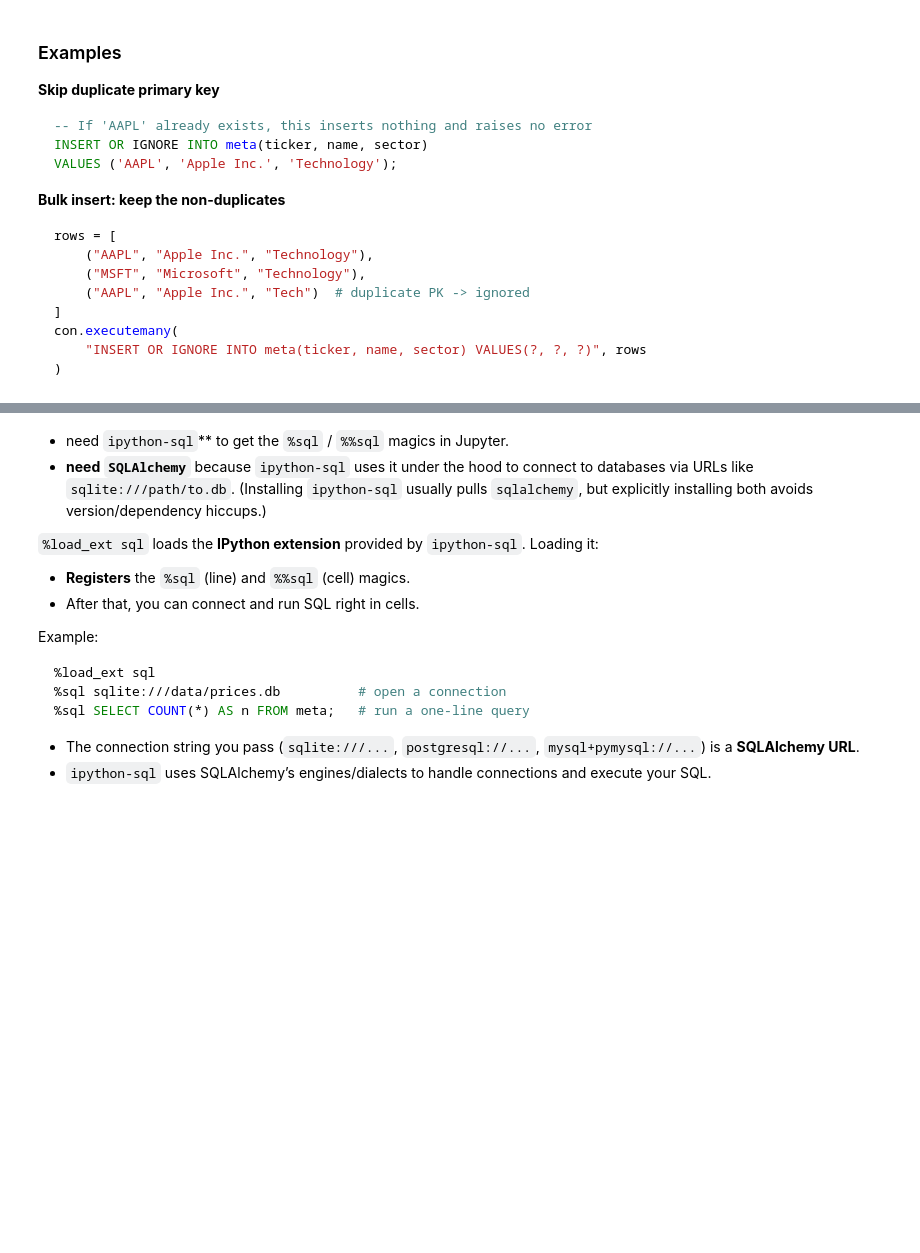
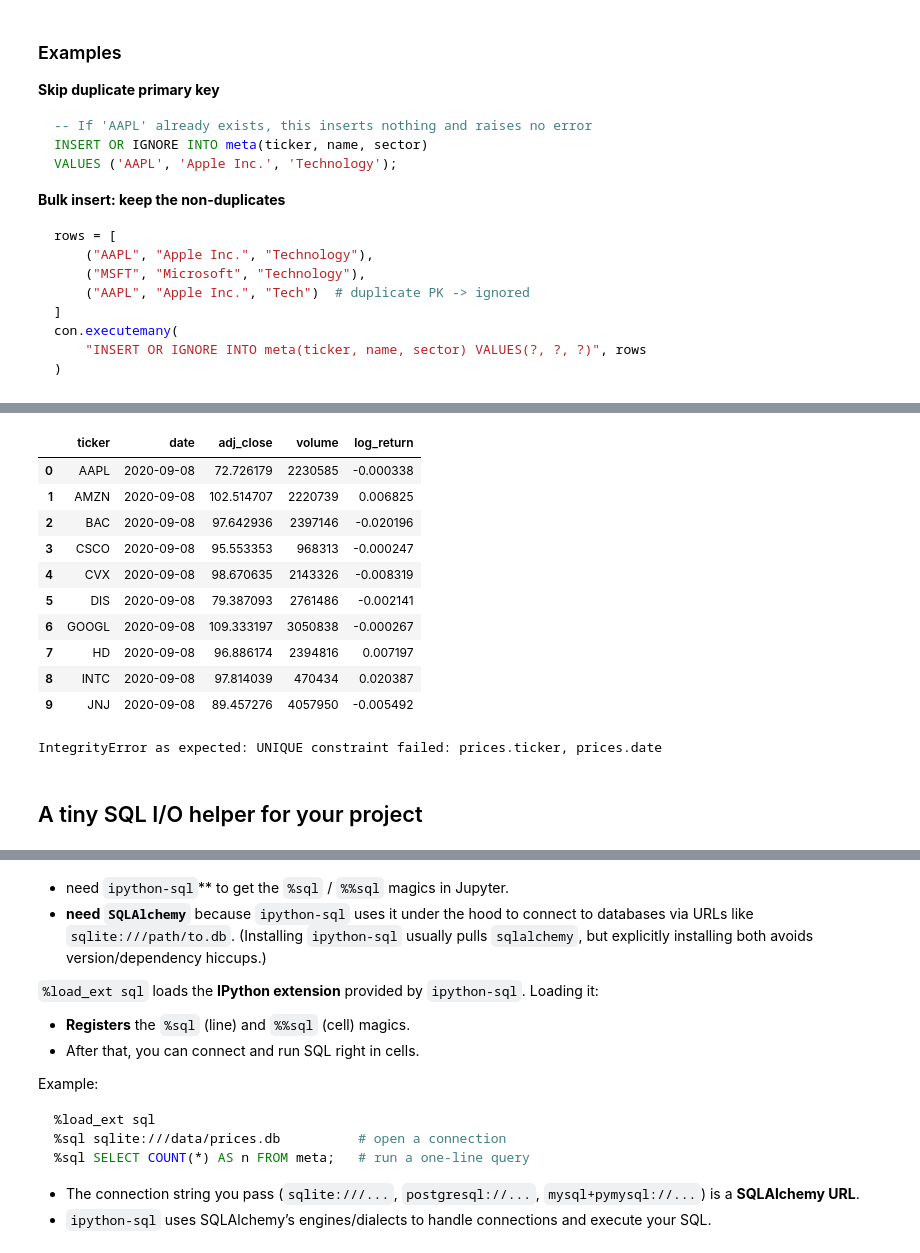
Before and after one commit to ywanglab/STAT4160, a Jupyter notebook: notebooks/lec7-inclass.ipynb, the cells around one changed output, grey strips where cells are left out. Saved outputs shown, nothing was run; the diff lists cells and outputs as text; code cells hidden in the pictures; blank space fills up the shorter version.

```diff
--- a/notebooks/lec7-inclass.ipynb
+++ b/notebooks/lec7-inclass.ipynb
@@ -593,0 +919,43 @@ con))
+# %%
+# View: latest available date per ticker
+with con:
+    con.execute("""
+    CREATE VIEW IF NOT EXISTS latest_prices AS
+    SELECT p.*
+    FROM prices p
+    JOIN (
+      SELECT ticker, MAX(date) AS max_date
+      FROM prices
+      GROUP BY ticker
+    ) t ON p.ticker = t.ticker AND p.date = t.max_date;
+    """)
+pd.read_sql_query("SELECT * FROM latest_prices ORDER BY ticker LIMIT 10;", con)
+# %% [output]
+|  | ticker | date | adj_close | volume | log_return |
+| 0 | AAPL | 2020-09-08 | 72.726179 | 2230585 | -0.000338 |
+| 1 | AMZN | 2020-09-08 | 102.514707 | 2220739 | 0.006825 |
+| 2 | BAC | 2020-09-08 | 97.642936 | 2397146 | -0.020196 |
+| 3 | CSCO | 2020-09-08 | 95.553353 | 968313 | -0.000247 |
+| 4 | CVX | 2020-09-08 | 98.670635 | 2143326 | -0.008319 |
+| 5 | DIS | 2020-09-08 | 79.387093 | 2761486 | -0.002141 |
+| 6 | GOOGL | 2020-09-08 | 109.333197 | 3050838 | -0.000267 |
+| 7 | HD | 2020-09-08 | 96.886174 | 2394816 | 0.007197 |
+| 8 | INTC | 2020-09-08 | 97.814039 | 470434 | 0.020387 |
+| 9 | JNJ | 2020-09-08 | 89.457276 | 4057950 | -0.005492 |
+# %%
+# Demonstrate the UNIQUE/PK constraint: inserting a duplicate row should be ignored or fail
+import sqlite3
+row = pd.read_sql_query("SELECT * FROM prices LIMIT 1;", con).iloc[0].to_dict()
+try:
+    with con:
+        con.execute(
+            "INSERT INTO prices(ticker,date,adj_close,volume,log_return) VALUES(?,?,?,?,?)",
+            (row["ticker"], row["date"], row["adj_close"], row["volume"], row["log_return"])
+        )
+    print("Unexpected: duplicate insert succeeded (should not).")
+except sqlite3.IntegrityError as e:
+    print("IntegrityError as expected:", e)
+# %% [output]
+IntegrityError as expected: UNIQUE constraint failed: prices.ticker, prices.date
+# %% [markdown]
+## A tiny SQL I/O helper for your project
```
Also changed, not shown: parts of 53 cells of this notebook, 10 other files.
